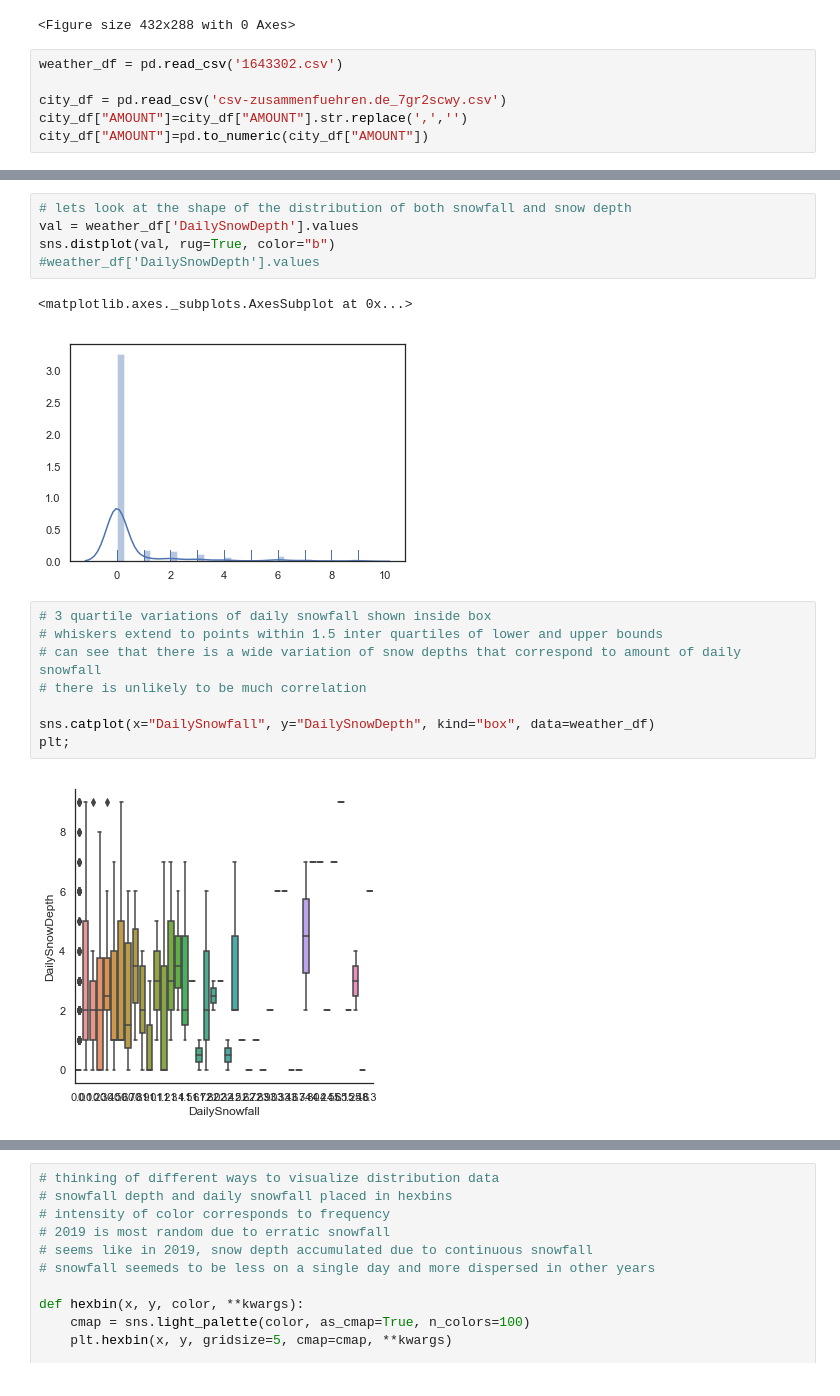
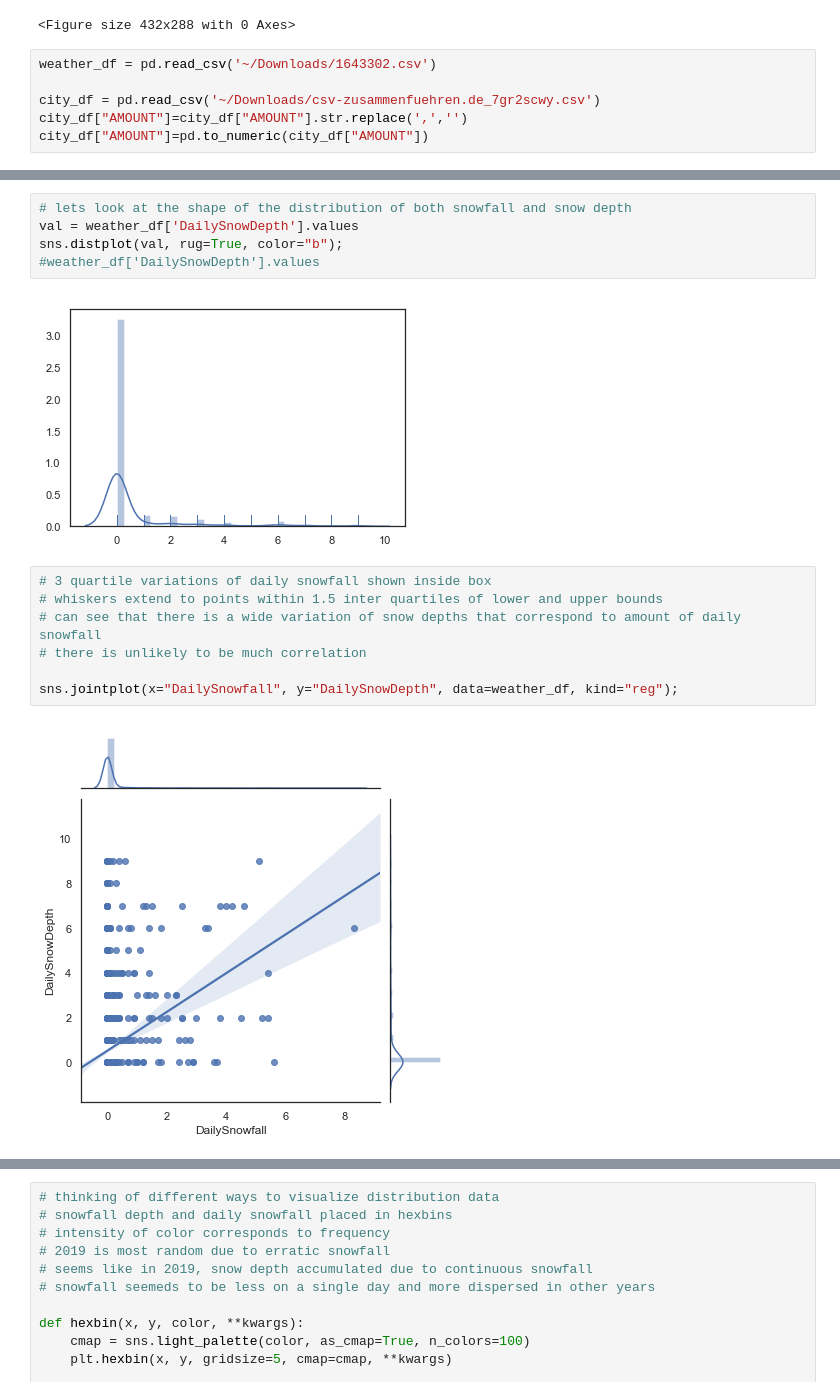
Before and after one commit to tylerharter/s19-city-t1, a Jupyter notebook: Madison Snowfall Visualization.ipynb, the cells around one changed output, grey strips where cells are left out. Drawn from its saved outputs; the diff is of its cells as text.

```diff
--- a/Madison Snowfall Visualization.ipynb
+++ b/Madison Snowfall Visualization.ipynb
@@ -9,9 +9,9 @@ sns.despine()
 # %% [output]
 <Figure size 432x288 with 0 Axes>
 # %%
-weather_df = pd.read_csv('1643302.csv')
+weather_df = pd.read_csv('~/Downloads/1643302.csv')
 
-city_df = pd.read_csv('csv-zusammenfuehren.de_7gr2scwy.csv')
+city_df = pd.read_csv('~/Downloads/csv-zusammenfuehren.de_7gr2scwy.csv')
 city_df["AMOUNT"]=city_df["AMOUNT"].str.replace(',','')
 city_df["AMOUNT"]=pd.to_numeric(city_df["AMOUNT"])
 # %%
@@ -57,18 +38,16 @@ city_df
 # %%
 # lets look at the shape of the distribution of both snowfall and snow depth
 val = weather_df['DailySnowDepth'].values
-sns.distplot(val, rug=True, color="b")
+sns.distplot(val, rug=True, color="b");
 #weather_df['DailySnowDepth'].values
 # %% [output]
-<matplotlib.axes._subplots.AxesSubplot at 0x...>
 [figure]
 # %%
 # 3 quartile variations of daily snowfall shown inside box
 # whiskers extend to points within 1.5 inter quartiles of lower and upper bounds
 # can see that there is a wide variation of snow depths that correspond to amount of daily snowfall
 # there is unlikely to be much correlation
 
-sns.catplot(x="DailySnowfall", y="DailySnowDepth", kind="box", data=weather_df)
-plt;
+sns.jointplot(x="DailySnowfall", y="DailySnowDepth", data=weather_df, kind="reg");
 # %% [output]
-[figure, old version]
+[figure, new version]
```
Also changed, not shown: parts of 11 cells of this notebook.
